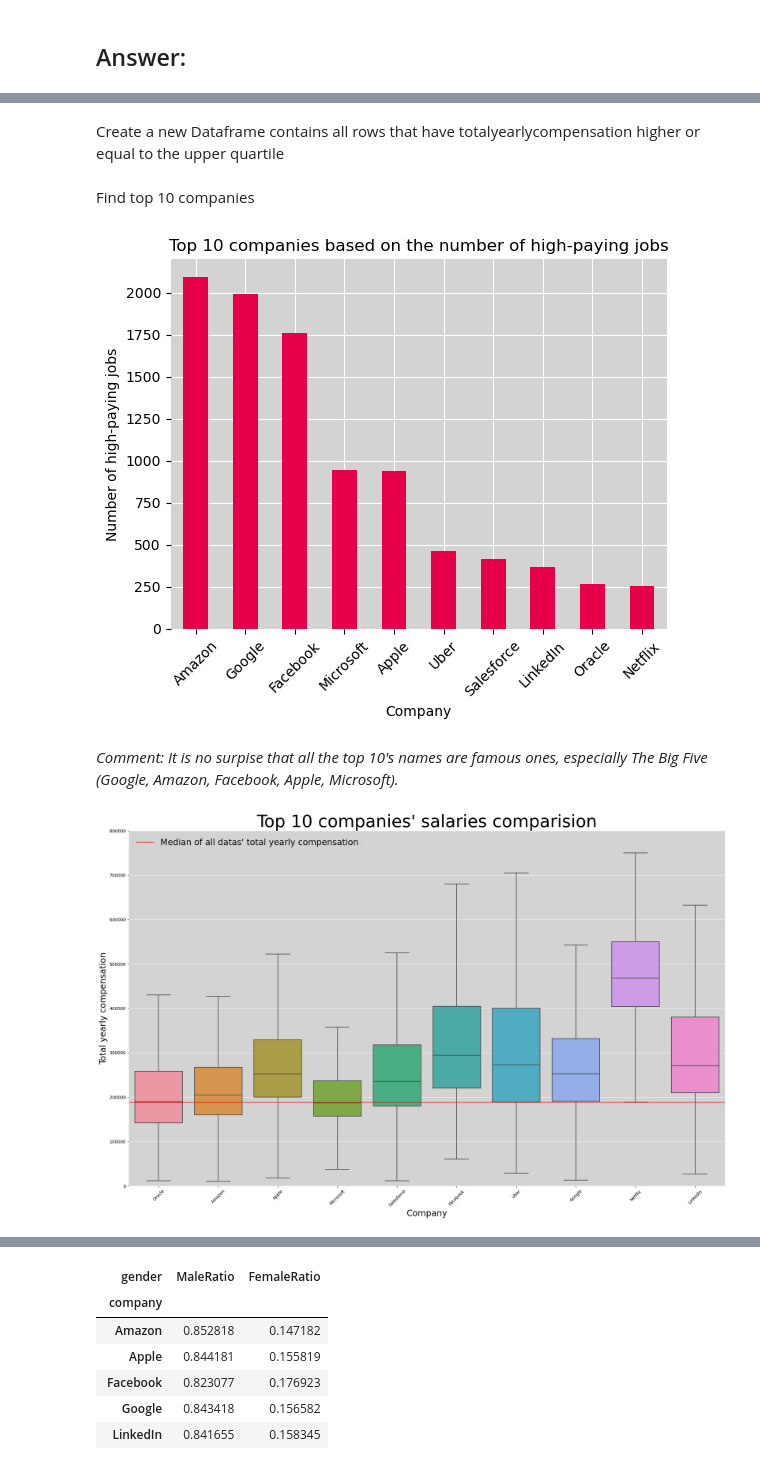
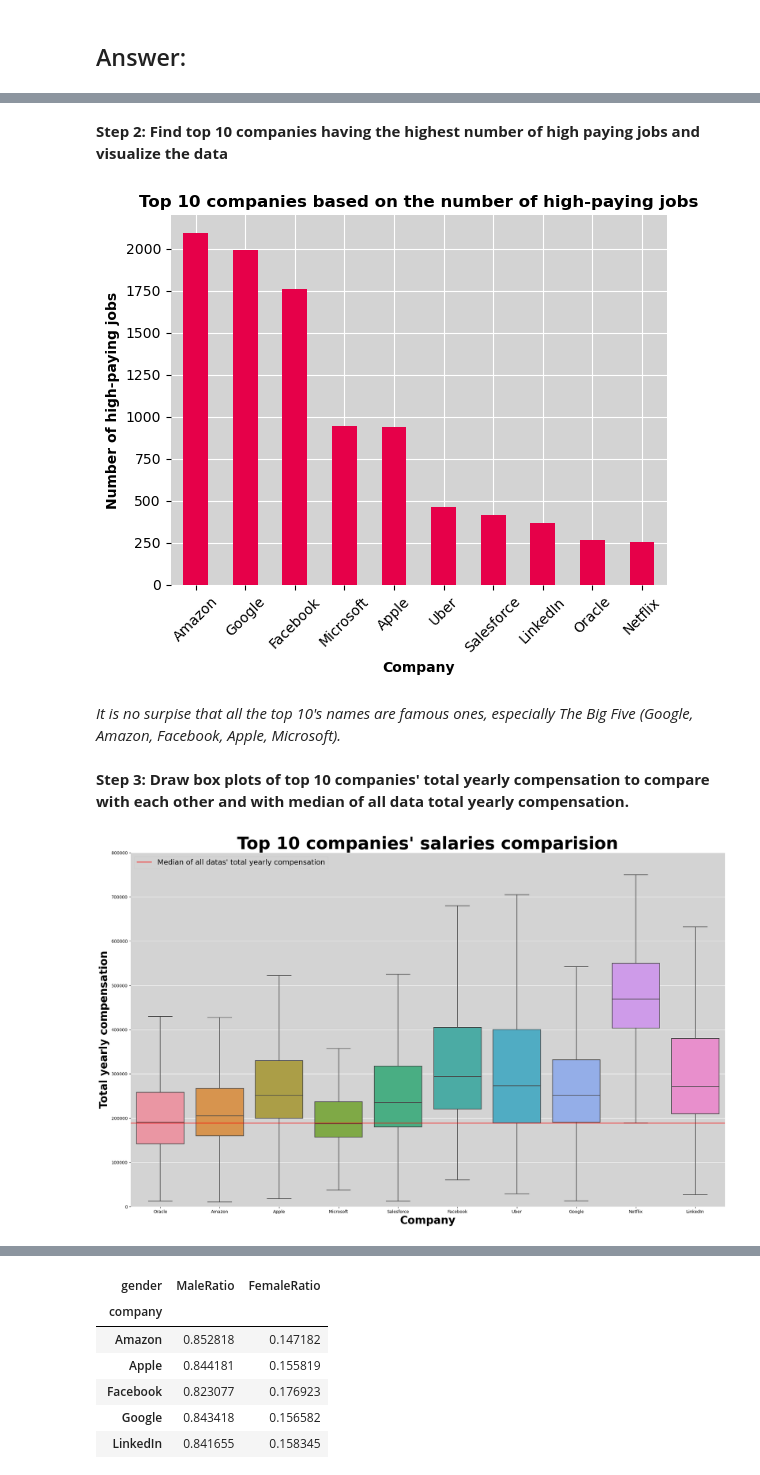
Before and after one commit to hoangvo1902/CSC17104_PROGRAMMING-FOR-DATA-SCIENCE, a Jupyter notebook: Final project_Completed.ipynb, the cells around one changed output, grey strips where cells are left out. Drawn from its saved outputs; the diff is of its cells as text; code cells hidden in the pictures.

```diff
--- a/Final project_Completed.ipynb
+++ b/Final project_Completed.ipynb
@@ -290,0 +318,2 @@ There are just only total 8 times did not have the score, 12 times did not have
+# %%
+salary_df.drop(index=46988, inplace=True)
@@ -290,0 +422,4 @@ There are just only total 8 times did not have the score, 12 times did not have
+# %%
+salary_df['gender'] = salary_df['gender'].replace(to_replace=["Other", "Title: Senior Software Engineer"], value= np.nan)
+salary_df['gender'] = salary_df['gender'].astype('string')
+salary_df['gender'].unique()
@@ -425,3 +472,0 @@ As you can see, Column Education where has Highshool, Some College only occupy a
-# %%
-salary_df['Education'] = salary_df['Education'].replace(to_replace=["Highschool", "Some College"], value= np.nan)
-salary_df['Education'].unique()
@@ -656,4 +699,4 @@ Salary Q3:  264000.0
-# %% [markdown]
-Create a new Dataframe contains all rows that have totalyearlycompensation higher or equal to the upper quartile
+# %% [markdown]
+**Step 2: Find top 10 companies having the highest number of high paying jobs and visualize the data**
 # %%
 high_salary_df = salary_df[salary_df['totalyearlycompensation'] >= q3_salary]
@@ -660,2 +703,0 @@ high_salary_df = salary_df[salary_df['totalyearlycompensation'] >= q3_salary]
-# %% [markdown]
-Find top 10 companies
@@ -664,31 +704,33 @@ top10_company = high_salary_df['company'].value_counts()[:10]
 # %%
 top10_company.plot.bar()
-plt.title('Top 10 companies based on the number of high-paying jobs')
-plt.xlabel('Company')
-plt.ylabel('Number of high-paying jobs')
+plt.title('Top 10 companies based on the number of high-paying jobs', fontweight ='bold')
+plt.xlabel('Company', fontweight ='bold')
+plt.ylabel('Number of high-paying jobs', fontweight ='bold')
 plt.xticks(rotation = 45)
 plt.show()
 # %% [output]
-[figure, old version]
+[figure, new version]
 # %% [markdown]
-*Comment: It is no surpise that all the top 10's names are famous ones, especially The Big Five (Google, Amazon, Facebook, Apple, Microsoft).*
+*It is no surpise that all the top 10's names are famous ones, especially The Big Five (Google, Amazon, Facebook, Apple, Microsoft).*
+# %% [markdown]
+**Step 3: Draw box plots of top 10 companies' total yearly compensation to compare with each other and with median of all data total yearly compensation.**
 # %%
 plt.figure(figsize=(25,15))
 
 df_company = salary_df[salary_df['company'].isin(top10_company.keys())]
 fig = sns.boxplot(x='company', y='totalyearlycompensation', data=df_company, showfliers = False)
-plt.title('Top 10 companies\' salaries comparision', size=40)
-plt.xlabel('Company', size=20)
-plt.ylabel('Total yearly compensation', size=20)
-plt.xticks(rotation = 45)
+
+plt.title('Top 10 companies\' salaries comparision', size=40, fontweight ='bold')
+plt.xlabel('Company', size=25, fontweight ='bold')
+plt.ylabel('Total yearly compensation', size=25, fontweight ='bold')
 
 median_salary = salary_df['totalyearlycompensation'].median()
 plt.axhline(y=median_salary, color='r', linestyle='-', label='Median of all datas\' total yearly compensation')
-plt.legend(loc='upper left', prop={'size': 20})
+plt.legend(loc='upper left', prop={'size': 17})
 
 fig.axis(ymin=0, ymax=800000);
 
 plt.show()
 # %% [output]
-[figure, old version]
+[figure, new version]
 # %% [markdown]
```
Also changed, not shown: parts of 74 cells of this notebook.
